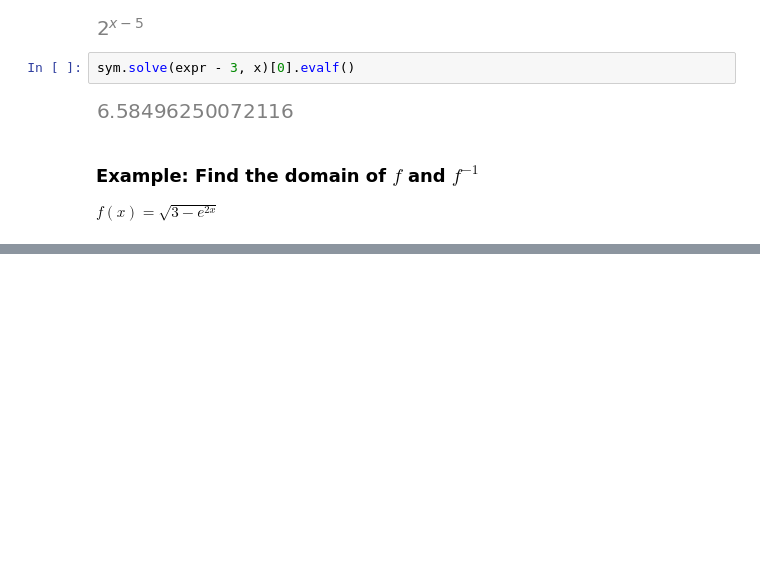
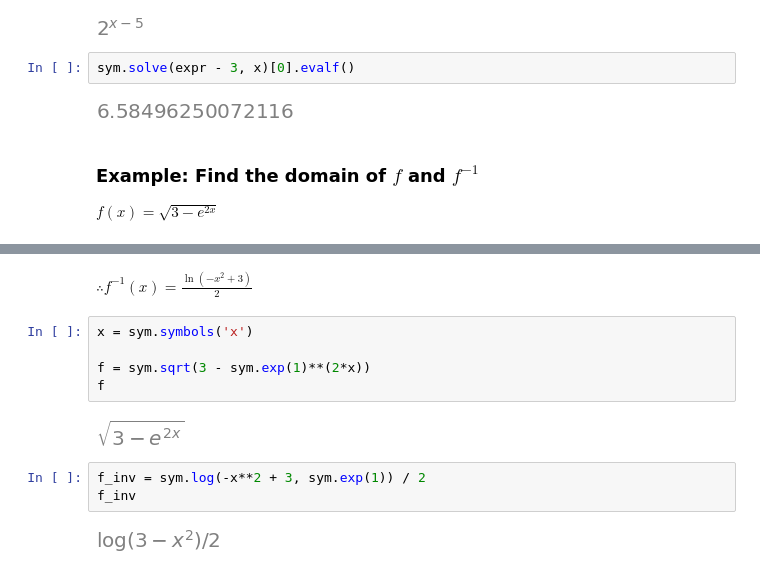
Before and after one commit to PaulToronto/Johns-Hopkins-Coursera-Applied-Calculus-With-Python, a Jupyter notebook: 2_2_Exponential_and_Logarithmic_Functions.ipynb, the cells around one changed output, grey strips where cells are left out. Cells and saved outputs as stored; diff of their text form; blank space fills up the shorter version.

```diff
--- a/2_2_Exponential_and_Logarithmic_Functions.ipynb
+++ b/2_2_Exponential_and_Logarithmic_Functions.ipynb
@@ -632,0 +660,16 @@ $f(x) = \sqrt{3 - e^{2x}}$
+# %% [markdown]
+$
+\therefore f^{-1}(x) = \frac{\ln\left({-x^{2} + 3}\right)}{2}
+$
+# %%
+x = sym.symbols('x')
+
+f = sym.sqrt(3 - sym.exp(1)**(2*x))
+f
+# %% [output]
+[figure, added]
+# %%
+f_inv = sym.log(-x**2 + 3, sym.exp(1)) / 2
+f_inv
+# %% [output]
+[figure, added]
```
Also changed, not shown: parts of 9 cells of this notebook.
